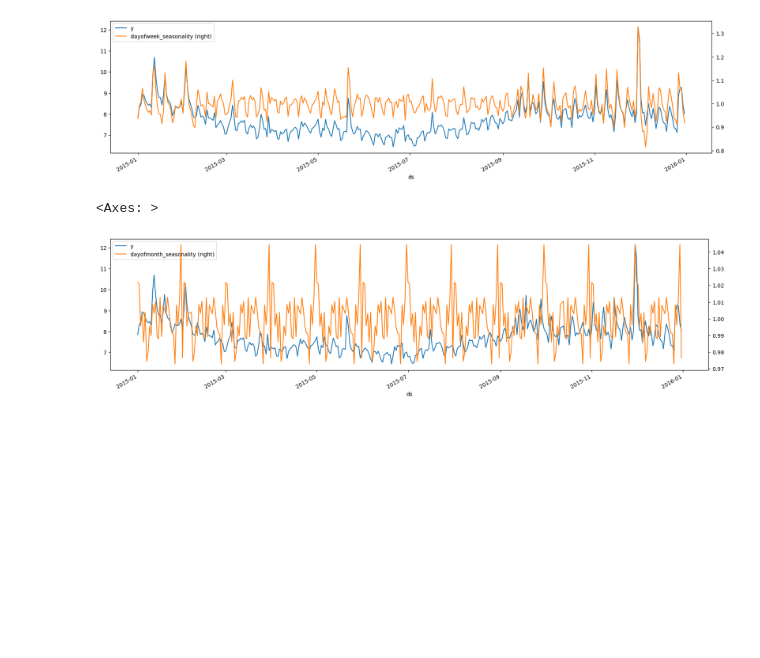
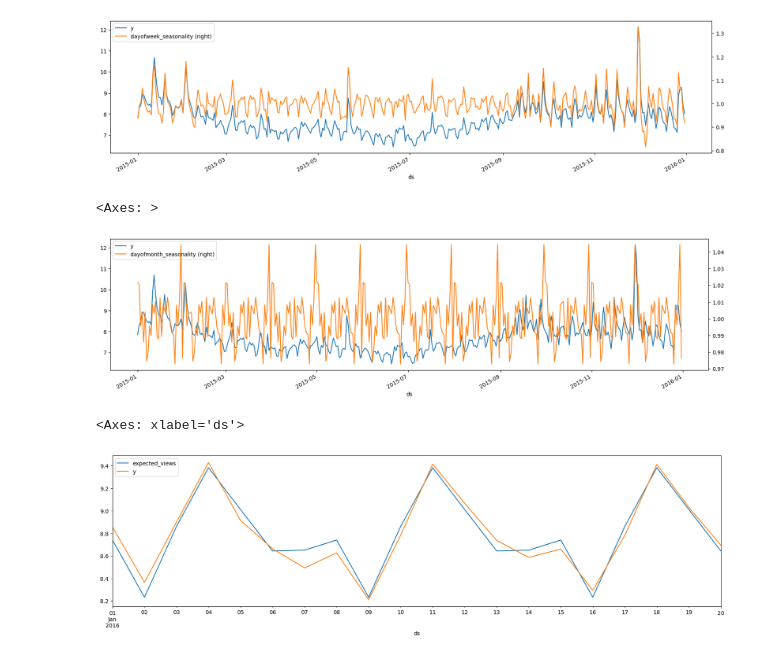
Before and after one commit to tsj7ww/covid19, a Jupyter notebook: seasonality.ipynb, the cells around one changed output. Cells and saved outputs as stored; diff of their text form; code cells hidden in the pictures; blank space fills up the shorter version.

Commit message:
expected value calculation

```diff
--- a/seasonality.ipynb
+++ b/seasonality.ipynb
@@ -64,12 +64,12 @@ class Seasonality:
         self.dayofmonth_seasonality = dayofmonth_seasonality
 
     def calc_dayofweek_seasonality(self):
-        start_date = self.df.ds.max()
-        start_date = start_date - datetime.timedelta(days=start_date.weekday())
-        start_date = start_date - datetime.timedelta(days=25*7)
-        # start_date = start_date.strftime('%Y-%m-%d')
+        week_lookback = 25
+        max_date = self.df.ds.max()
+        end_date = max_date - datetime.timedelta(days=max_date.weekday())
+        start_date = end_date - datetime.timedelta(days=week_lookback*7)
 
-        df = self.df[self.df.ds >= start_date]
+        df = self.df[(self.df.ds >= start_date)&(self.df.ds < end_date)]
         dayofweek_seasonality = df.groupby(['year','weekofyear','dayofweek'])[['dayofweek_seasonality']].mean()\
             .reset_index(drop=False)\
             .pivot(columns=['year','weekofyear'],index='dayofweek',values='dayofweek_seasonality')\
@@ -158,3 +158,24 @@ df.plot(ax=ax,x='ds',y='dayofmonth_seasonality',secondary_y=True,figsize=(20,5))
 # %% [output]
 <Axes: >
 [figure]
+# %%
+avg_2015 = szn.df[szn.df['year'] == 2015]['y'].mean()
+# %%
+start_date = datetime.datetime(2016,1,1)
+end_date = szn.df.ds.max()
+dates = pd.date_range(start_date,end_date,freq='D')
+data = {}
+for date in dates:
+    # print(date.date())
+    expected_views = avg_2015 \
+        * szn.monthofyear_seasonality[date.month]\
+        * szn.dayofweek_seasonality[date.weekday()]
+        # * szn.dayofmonth_seasonality[date.day]
+    # print(round(expected_views,2))
+    data[date] = expected_views
+expected_views_df = pd.Series(data,name='expected_views').reset_index().rename(columns={'index':'ds'})
+# %%
+expected_views_df.merge(szn.df[['ds','y']],on=['ds'],how='inner').plot(x='ds',figsize=(20,5))
+# %% [output]
+<Axes: xlabel='ds'>
+[figure, added]
```
Also changed, not shown: parts of 1 cell of this notebook.
